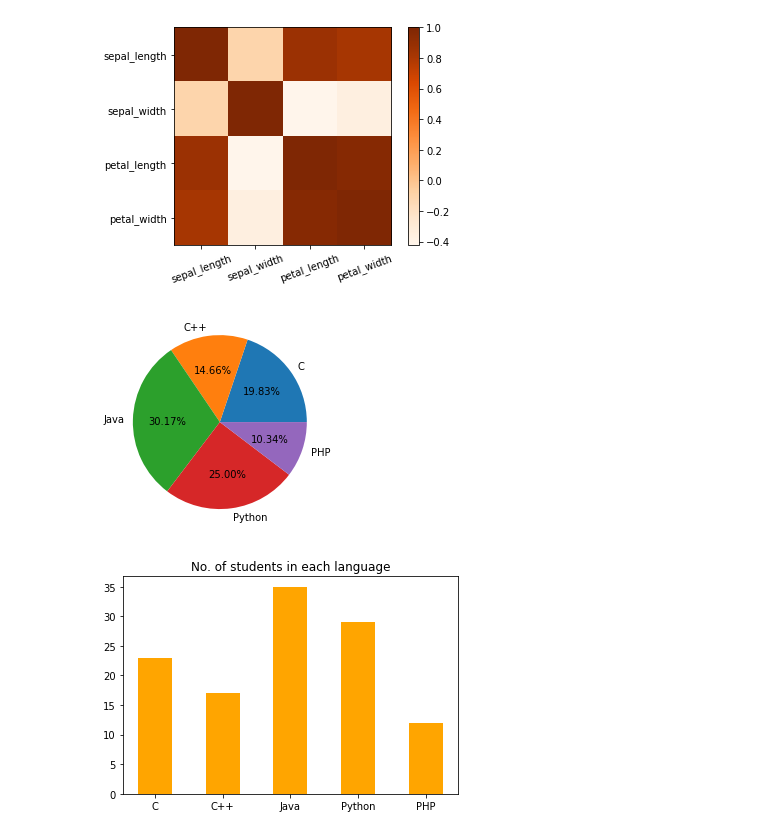
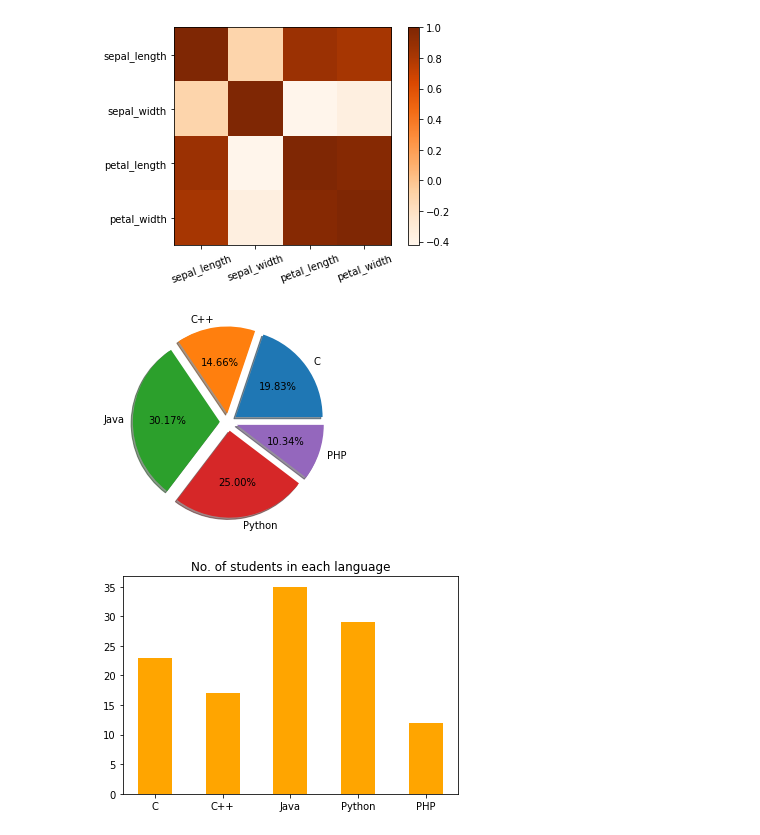
Before and after one commit to NihalShriv/ML-Libs-Learning, a Jupyter notebook: Matplotlib.ipynb, the cells around one changed output. Drawn from its saved outputs; the diff is of its cells as text; code cells hidden in the pictures.

```diff
--- a/Matplotlib.ipynb
+++ b/Matplotlib.ipynb
@@ -139,10 +138,11 @@ plt.show()
 # %%
 langs = ['C', 'C++', 'Java', 'Python', 'PHP']
 students = [23,17,35,29,12]
-plt.pie(students, labels = langs, autopct='%1.2f%%')
+explodeTuple = (0.1, 0.1, 0.1, 0.1, 0.1)
+plt.pie(students, labels = langs, shadow=True, explode=explodeTuple, autopct='%1.2f%%')
 plt.show()
 # %% [output]
-[figure, old version]
+[figure, new version]
 # %%
 plt.bar(langs, students, color = 'orange', width = .5)
 plt.title('No. of students in each language')
```
Also changed, not shown: parts of 2 cells of this notebook.
